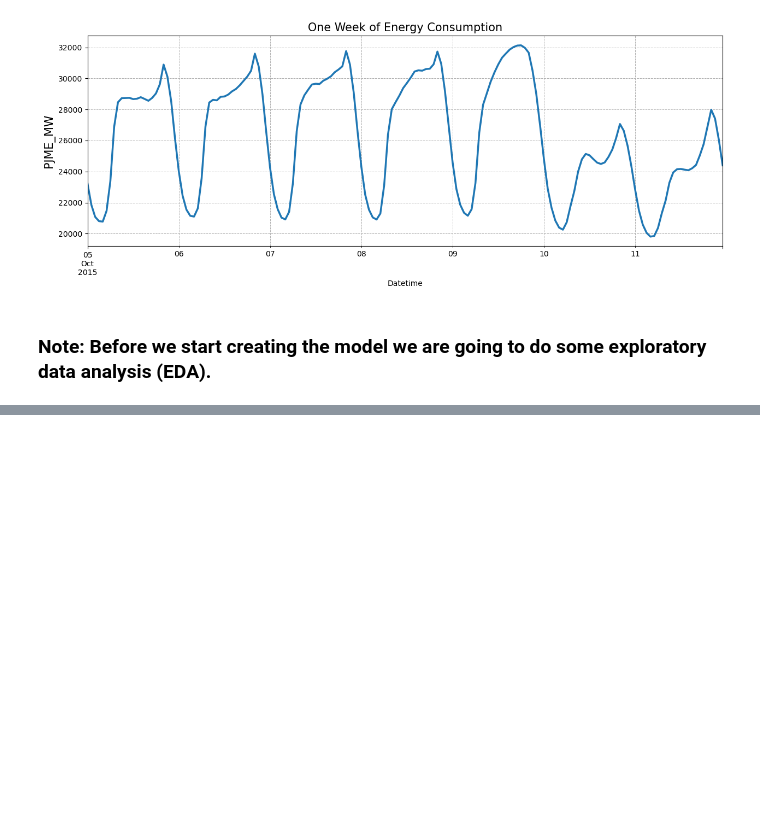
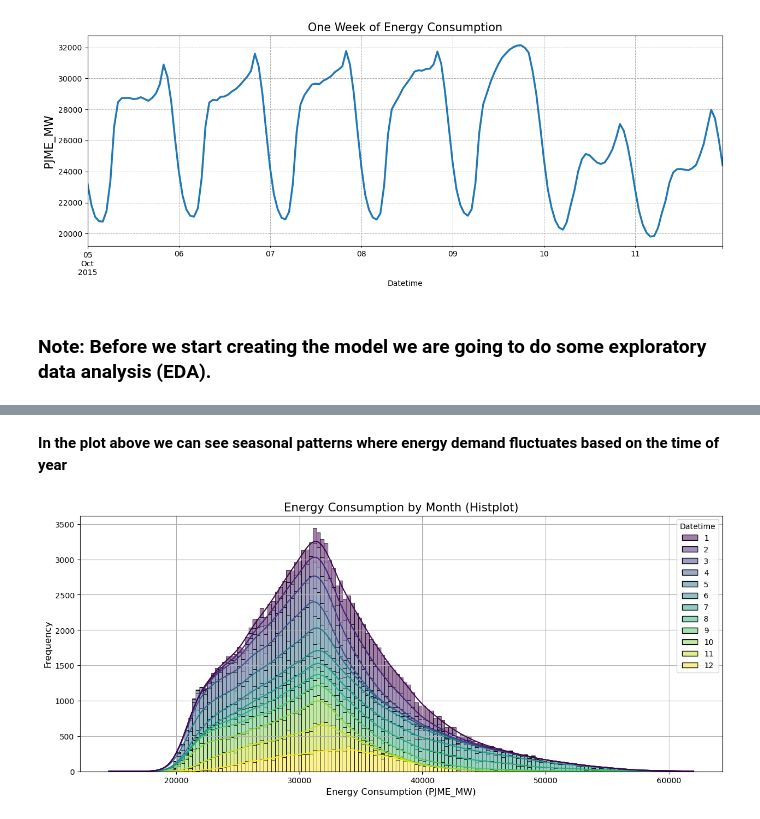
Before and after one commit to YarosInter/Time-Series-XGBoost-Energy-Consumption, a Jupyter notebook: XGBoost_Energy_Consumption_Forecast.ipynb, the cells around one changed output, grey strips where cells are left out. Drawn from its saved outputs; the diff is of its cells as text; code cells hidden in the pictures; blank space fills up the shorter version.

```diff
--- a/XGBoost_Energy_Consumption_Forecast.ipynb
+++ b/XGBoost_Energy_Consumption_Forecast.ipynb
@@ -234,0 +247,12 @@ plt.show()
+# %% [markdown]
+**In the plot above we can see seasonal patterns where energy demand fluctuates based on the time of year**
+# %%
+fig, ax = plt.subplots(figsize=(15, 6))
+sns.histplot(data=df, x="PJME_MW", hue=df.index.month, kde=True, palette="viridis", multiple="stack", ax=ax)
+ax.set_title("Energy Consumption by Month (Histplot)", fontsize=15)
+ax.set_xlabel("Energy Consumption (PJME_MW)", fontsize=12)
+ax.set_ylabel("Frequency", fontsize=12)
+plt.grid(True)
+plt.show()
+# %% [output]
+[figure, added]
```
Also changed, not shown: parts of 11 cells of this notebook.
